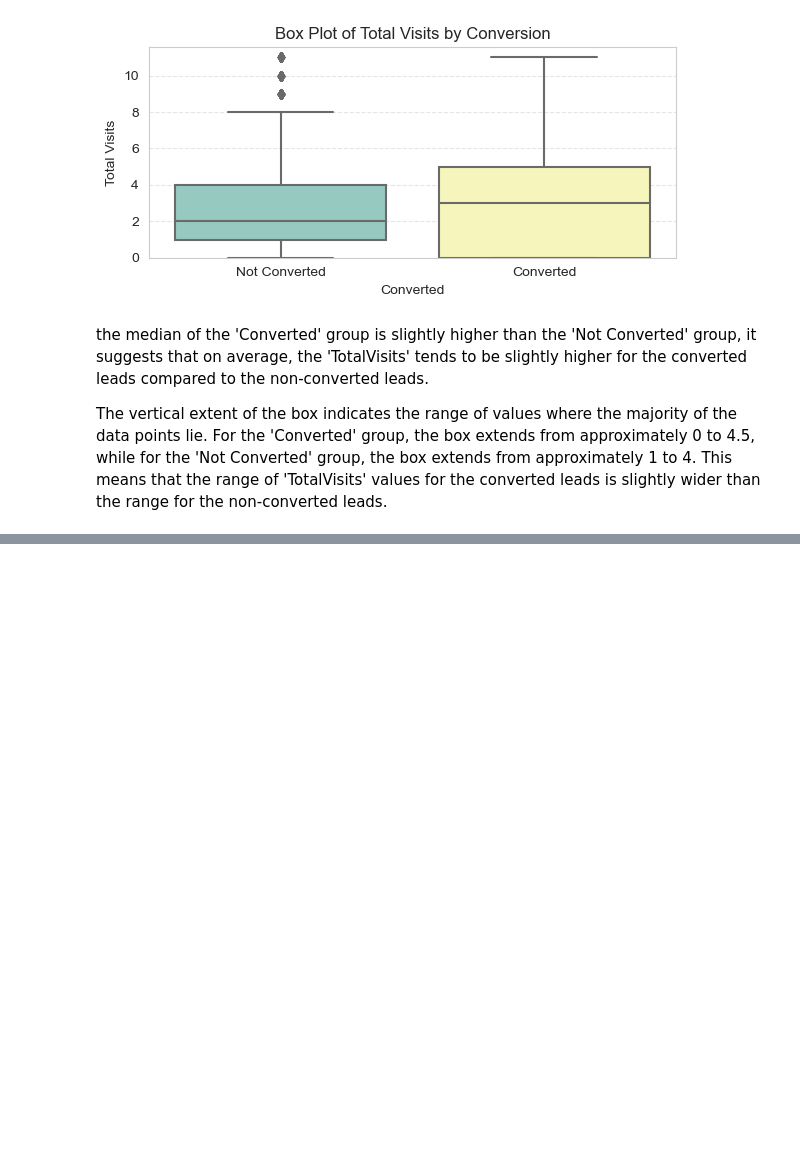
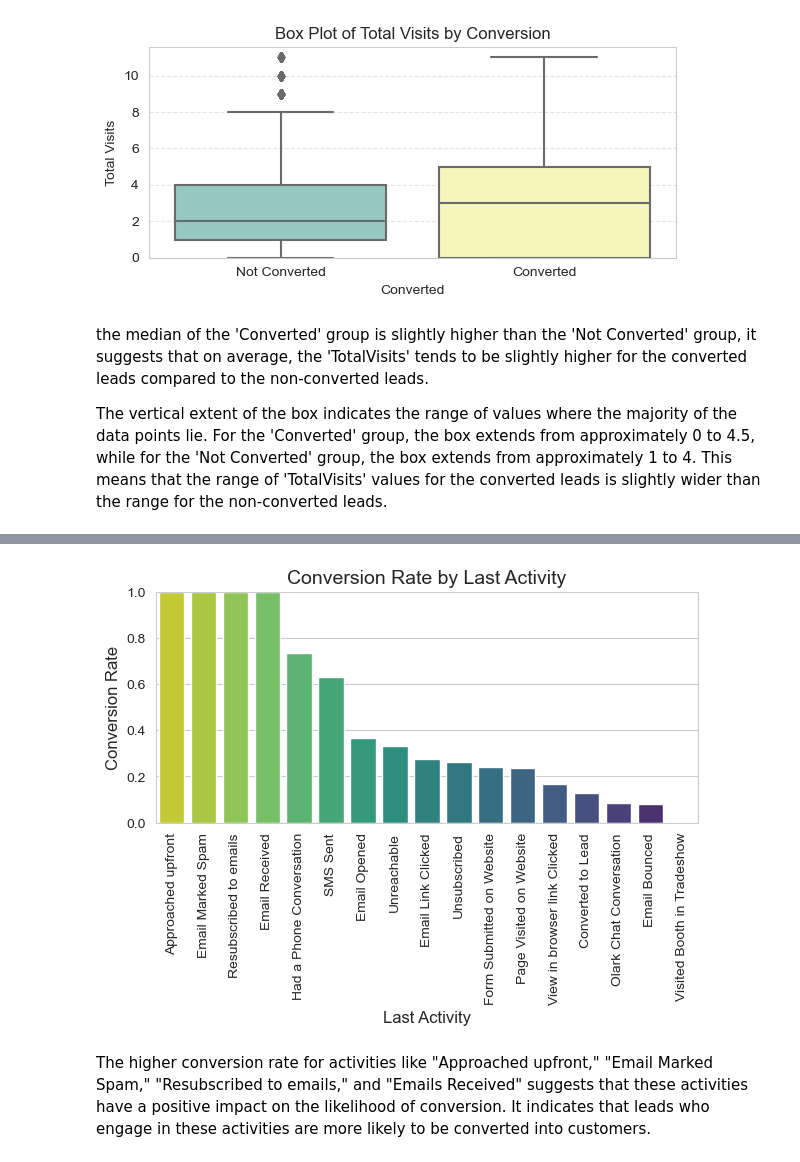
Before and after one commit to kunalworldwide/Lead-Scoring-Case-study, a Jupyter notebook: Lead-scoring-assignments.ipynb, the cells around one changed output, grey strips where cells are left out. Saved outputs shown, nothing was run; the diff lists cells and outputs as text; code cells hidden in the pictures; blank space fills up the shorter version.

```diff
--- a/Lead-scoring-assignments.ipynb
+++ b/Lead-scoring-assignments.ipynb
@@ -443,0 +444,20 @@ we can observer the conversion rate increases significanltly for the users who s
+# %%
+# Calculate the conversion rate by last activity
+conversion_rate_last_activity = df.groupby('Last Activity')['Converted'].mean().reset_index()
+
+# Sort the dataframe by conversion rate in descending order
+conversion_rate_last_activity = conversion_rate_last_activity.sort_values('Converted', ascending=False)
+
+# Plot the conversion rate by last activity
+plt.figure(figsize=(7, 3))
+sns.barplot(x='Last Activity', y='Converted', data=conversion_rate_last_activity, palette='viridis_r')
+plt.xlabel('Last Activity', fontsize=12)
+plt.ylabel('Conversion Rate', fontsize=12)
+plt.title('Conversion Rate by Last Activity', fontsize=14)
+plt.xticks(rotation=90)
+plt.ylim(0, 1)
+plt.show()
+# %% [output]
+[figure, added]
+# %% [markdown]
+The higher conversion rate for activities like "Approached upfront," "Email Marked Spam," "Resubscribed to emails," and "Emails Received" suggests that these activities have a positive impact on the likelihood of conversion. It indicates that leads who engage in these activities are more likely to be converted into customers.
```
Also changed, not shown: parts of 2 cells of this notebook.
